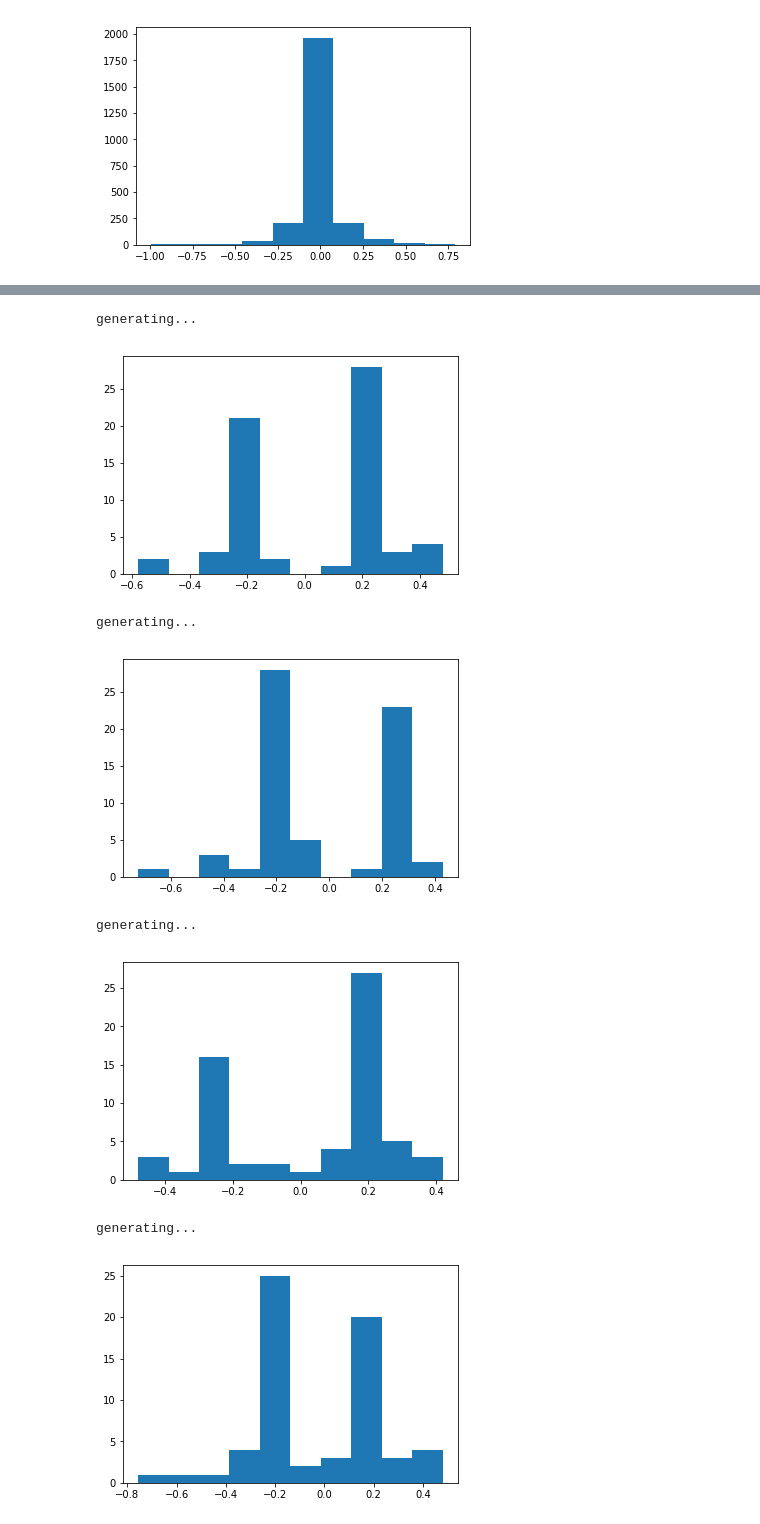
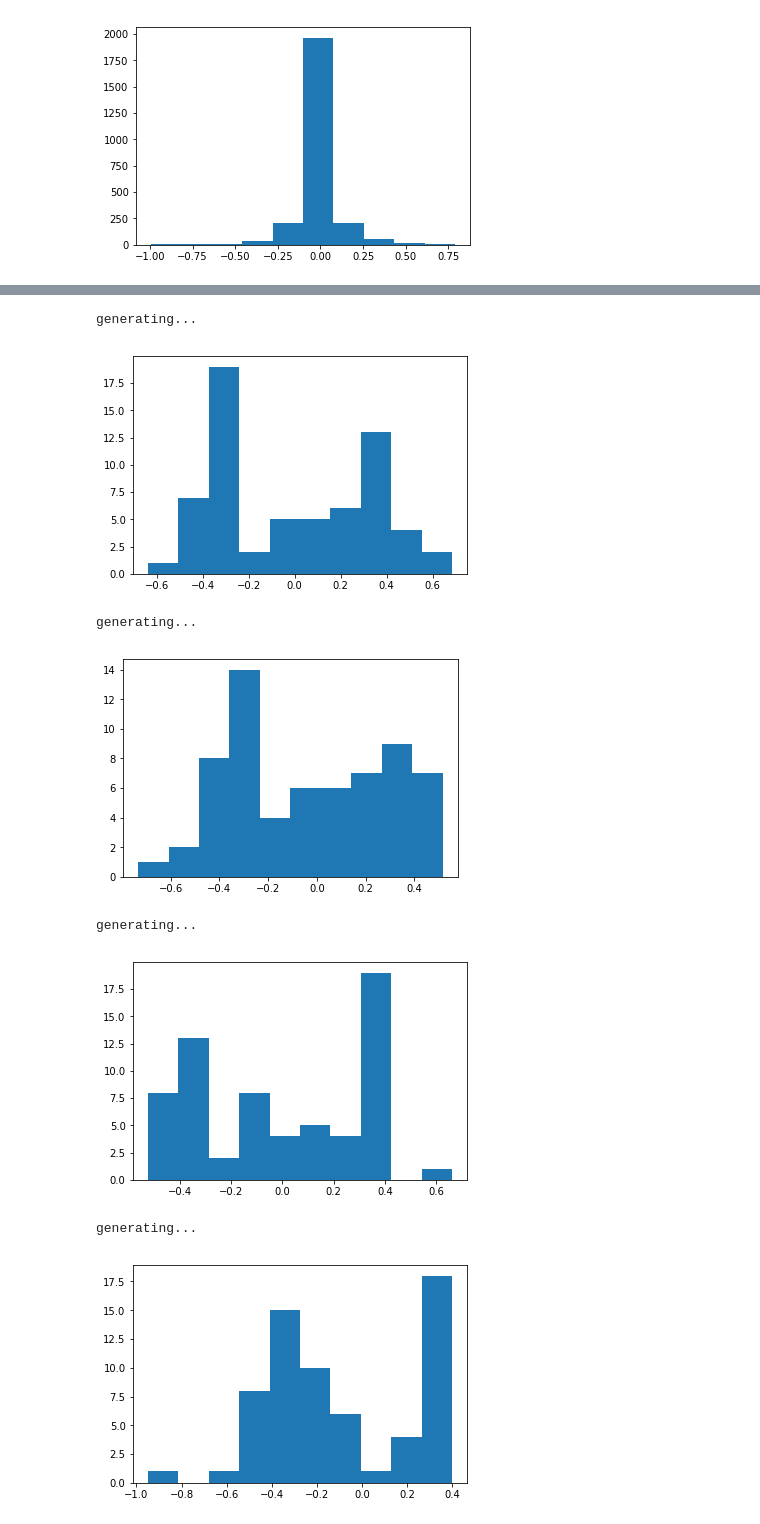
Before and after one commit to DavidYRB/CarND-Behavior-Cloning, a Jupyter notebook: New_Behavior_Clone.ipynb, the cells around one changed output, grey strips where cells are left out. Saved outputs shown, nothing was run; the diff lists cells and outputs as text; code cells hidden in the pictures.

```diff
--- a/New_Behavior_Clone.ipynb
+++ b/New_Behavior_Clone.ipynb
@@ -126,7 +126,8 @@ def preprocess_img(line, new_row, new_col, correction):
 
     image = brightness_change(image)
 
-    #image, angle = translation(image, angle, 100)
+    image, angle = translation(image, angle, 100)
+
     image = change_size_and_normalize(image, new_row, new_col)
 
     image, angle = flipping(image, angle)
@@ -142,6 +143,6 @@ plt.show()
 # %%
 BATCH_SIZE = 1000
-bias_threshold = 0.97
+bias_threshold = 0.8
 new_row=64
 new_col=64
 batch_img = np.zeros((BATCH_SIZE, new_row, new_col, 3))
@@ -188,33 +189,40 @@ def generator(lines, new_row, new_col, bias_threshold, BATCH_SIZE = 64):
             while keep_pro ==0:
                 line = lines[np.random.randint(len(lines))]
                 temp_img, temp_ang = preprocess_img(line, new_row,new_col,0.229)
-                if abs(temp_ang) < 0.2:
+
+                if abs(temp_ang) < 0.1:
                     rand_prob = np.random.uniform()
                    # print(temp_ang, rand_prob)
                     if rand_prob > bias_threshold:
                         batch_img[i], batch_ang[i] = temp_img, temp_ang
                         keep_pro = 1
+                elif abs(temp_ang) < 0.25:
+                    rand_prob = np.random.uniform()
+                   # print(temp_ang, rand_prob)
+                    if rand_prob > 0.8:
+                        batch_img[i], batch_ang[i] = temp_img, temp_ang
+                        keep_pro = 1
                 else:
+                    batch_img[i], batch_ang[i] = temp_img, temp_ang
                     keep_pro = 1
-                    batch_img[i], batch_ang[i] = temp_img, temp_ang
-        #print(batch_img, batch_ang)
+
         yield (batch_img, batch_ang)
 # %%
-training = generator(lines,160,320,0.95)
+training = generator(lines,160,320,0.8)
 i = 0
 for img, ang in training:
     if i is not 8:
         print('generating...')
         plt.hist(ang)
         plt.show()
         i += 1
 # %% [output]
 generating...
-[figure, old version]
+[figure, new version]
 generating...
-[figure, old version]
+[figure, new version]
 generating...
-[figure, old version]
+[figure, new version]
 generating...
-[figure, old version]
+[figure, new version]
 generating...
```
Also changed, not shown: parts of 7 cells of this notebook, 3 other files.
